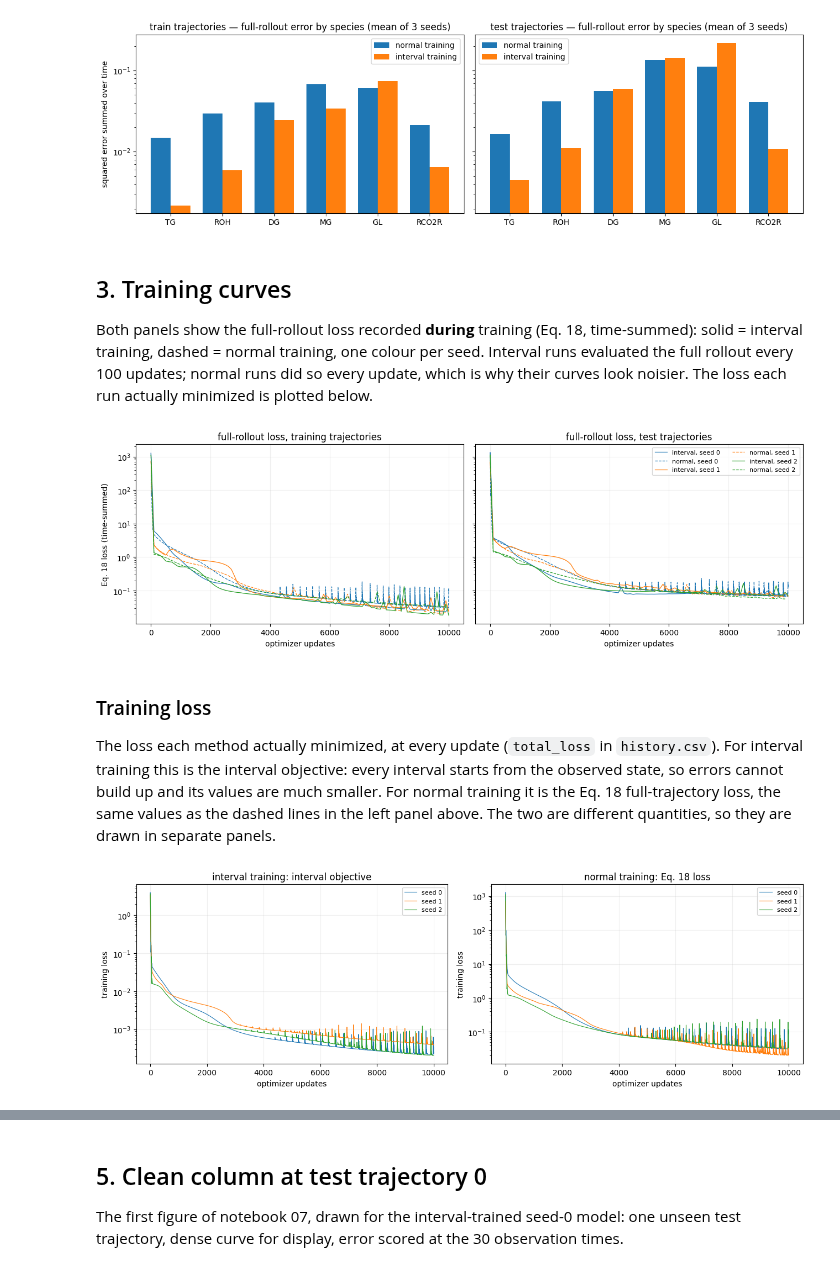
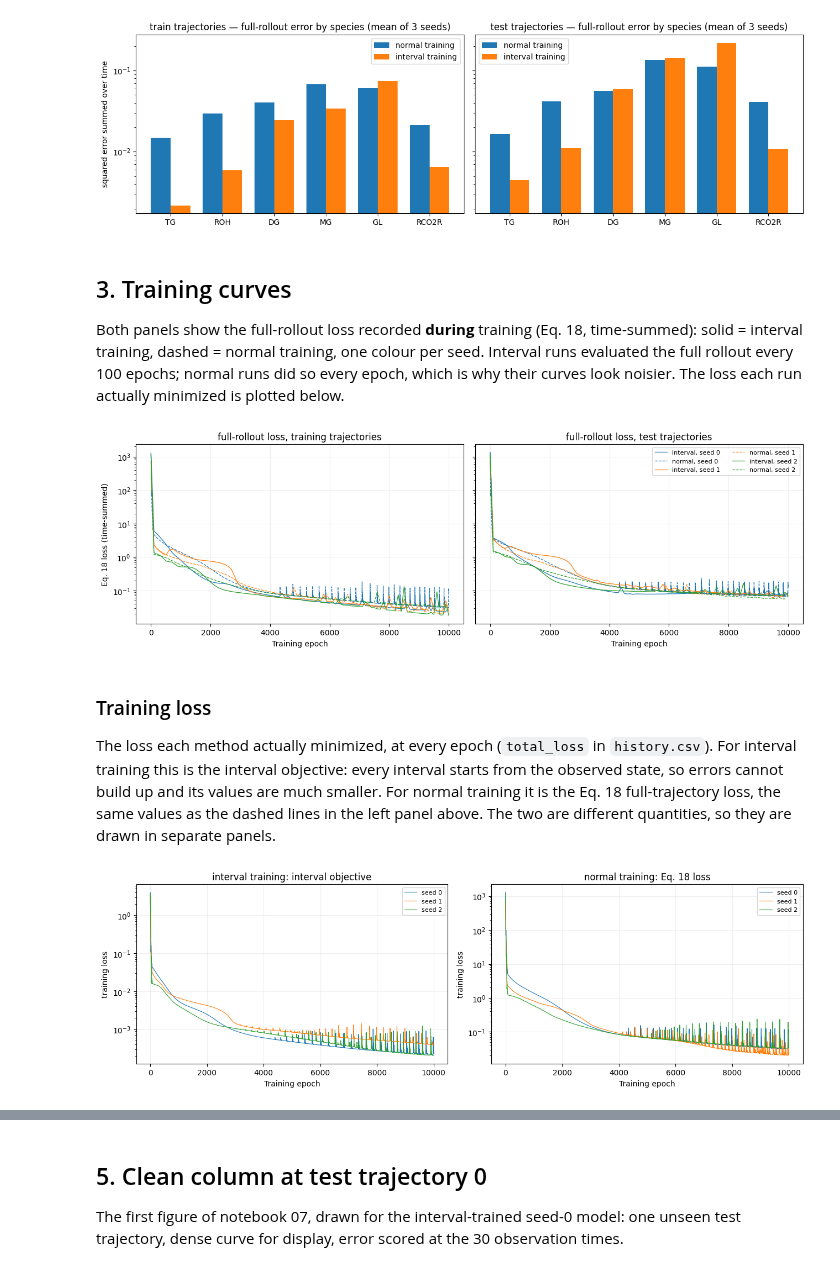
Before and after one commit to bnkglu/chemkan-tuwien, a Jupyter notebook: chemkan/notebooks/11_biodiesel_observed_intervals.ipynb, the cells around one changed output, grey strips where cells are left out. Drawn from its saved outputs; the diff is of its cells as text; code cells hidden in the pictures.

```diff
--- a/chemkan/notebooks/11_biodiesel_observed_intervals.ipynb
+++ b/chemkan/notebooks/11_biodiesel_observed_intervals.ipynb
@@ -71,12 +99,15 @@ training helped.
 # %%
 NORM = MinMaxNormalizer(TRAIN["u_min"], TRAIN["u_max"])      # train-only statistics
 DATA = {"train": TRAIN, "test": TEST}
+with open(TABS / "observed_intervals_final_comparison.csv", newline="") as f:
+    recorded_final = {int(r["seed"]): r for r in csv.DictReader(f)}
 
 @torch.no_grad()
 def evaluate(run_dir, split):
     """Per-species full-rollout error of a run's final model on one split -> (6,)."""
     ckpt = torch.load(run_dir / "checkpoint_final.pt", map_location="cpu", weights_only=False)
     core = build_kinetic_core(ckpt, len(species), "cpu")
+    restore_grid_widths(core)  # recover legacy widths from the saved centers
     d = DATA[split]
     pred = integrate_biodiesel(core, load_input_scaling(ckpt, "cpu"), solver_from_ckpt(ckpt),
                                d["Y0"], d["T_const"], d["t"])          # (30 times, B, 6)
@@ -98,6 +129,8 @@ for s in SEEDS:
         r[f"d_{split}"] = r[f"obs_{split}"] - r[f"orig_{split}"]
     for split in ("train", "test"):
         r[f"ratio_{split}"] = r[f"obs_{split}"] / r[f"orig_{split}"]
+    for key in ("obs_train", "orig_train", "obs_test", "orig_test"):
+        np.testing.assert_allclose(r[key], float(recorded_final[s][key]), rtol=1e-5, atol=1e-9)
     rows.append(r)
 
 print(f"{'seed':>4} | {'train: interval':>15} {'normal':>8} {'Δ':>9} | "
@@ -153,52 +186,52 @@ with open(TABS / "observed_intervals_error_breakdown.csv", "w", newline="") as f
 
 Both panels show the full-rollout loss recorded **during** training (Eq. 18,
 time-summed): solid = interval training, dashed = normal training, one colour per seed.
-Interval runs evaluated the full rollout every 100 updates; normal runs did so every
-update, which is why their curves look noisier. The loss each run actually minimized is
+Interval runs evaluated the full rollout every 100 epochs; normal runs did so every
+epoch, which is why their curves look noisier. The loss each run actually minimized is
 plotted below.
 # %%
 def history(run_dir):
-    """(updates, full-rollout train loss, full-rollout clean test loss) from history.csv."""
+    """(epochs, full-rollout train loss, full-rollout clean test loss) from history.csv."""
     with open(run_dir / "history.csv", newline="") as f:
         rows = list(csv.DictReader(f))
-    if "full_rollout_train_mse" in rows[0]:      # interval run: its own columns, every 100 updates
+    if "full_rollout_train_mse" in rows[0]:      # interval run: its own columns, every 100 epochs
         train_col, test_col = "full_rollout_train_mse", "full_rollout_test_mse_clean"
     else:                                          # normal run: total_loss IS the full rollout
         train_col, test_col = "total_loss", "test_mse_clean"
     rows = [r for r in rows if r[train_col] and r[test_col]]
     return (np.array([float(r["epoch"]) for r in rows]),
             np.array([float(r[train_col]) for r in rows]),
             np.array([float(r[test_col]) for r in rows]))
 
 fig, axes = plt.subplots(1, 2, figsize=(13, 4.2), sharey=True)
 for s, color in zip(SEEDS, ("tab:blue", "tab:orange", "tab:green")):
     for runs, style, label in ((INTERVAL, "-", "interval"), (ORIGINAL, "--", "normal")):
         e, train, test = history(runs[s])
         axes[0].semilogy(e, train, style, color=color, lw=0.9, label=f"{label}, seed {s}")
         axes[1].semilogy(e, test, style, color=color, lw=0.9, label=f"{label}, seed {s}")
 for ax, title in zip(axes, ("training trajectories", "test trajectories")):
     ax.set_title(f"full-rollout loss, {title}")
-    ax.set_xlabel("optimizer updates")
+    ax.set_xlabel("Training epoch")
     ax.grid(alpha=.2)
 axes[0].set_ylabel("Eq. 18 loss (time-summed)")
 axes[1].legend(fontsize=8, ncol=2)
 fig.tight_layout()
 fig.savefig(FIGS / "observed_intervals_training_curves.pdf")
 fig.savefig(FIGS / "observed_intervals_training_curves.png", dpi=150)
 plt.show()
 # %% [output]
-[figure, old version]
+[figure, new version]
 # %% [markdown]
 ### Training loss
 
-The loss each method actually minimized, at every update (`total_loss` in `history.csv`).
+The loss each method actually minimized, at every epoch (`total_loss` in `history.csv`).
 For interval training this is the interval objective: every interval starts from the
 observed state, so errors cannot build up and its values are much smaller. For normal
 training it is the Eq. 18 full-trajectory loss, the same values as the dashed lines in the
 left panel above. The two are different quantities, so they are drawn in separate panels.
 # %%
 def training_loss(run_dir):
-    """(updates, the loss the run minimized) -- the total_loss column of history.csv."""
+    """(epochs, the loss the run minimized) -- the total_loss column of history.csv."""
     with open(run_dir / "history.csv", newline="") as f:
         rows = list(csv.DictReader(f))
     return (np.array([float(r["epoch"]) for r in rows]),
@@ -212,7 +245,7 @@ for s, color in zip(SEEDS, ("tab:blue", "tab:orange", "tab:green")):
 axes[0].set_title("interval training: interval objective")
 axes[1].set_title("normal training: Eq. 18 loss")
 for ax in axes:
-    ax.set_xlabel("optimizer updates")
+    ax.set_xlabel("Training epoch")
     ax.set_ylabel("training loss")
     ax.grid(alpha=.2)
     ax.legend(fontsize=8)
@@ -221,4 +254,4 @@ fig.savefig(FIGS / "observed_intervals_training_loss.pdf")
 fig.savefig(FIGS / "observed_intervals_training_loss.png", dpi=150)
 plt.show()
 # %% [output]
-[figure, old version]
+[figure, new version]
```
Also changed, not shown: parts of 20 cells of this notebook, 31 other files.
